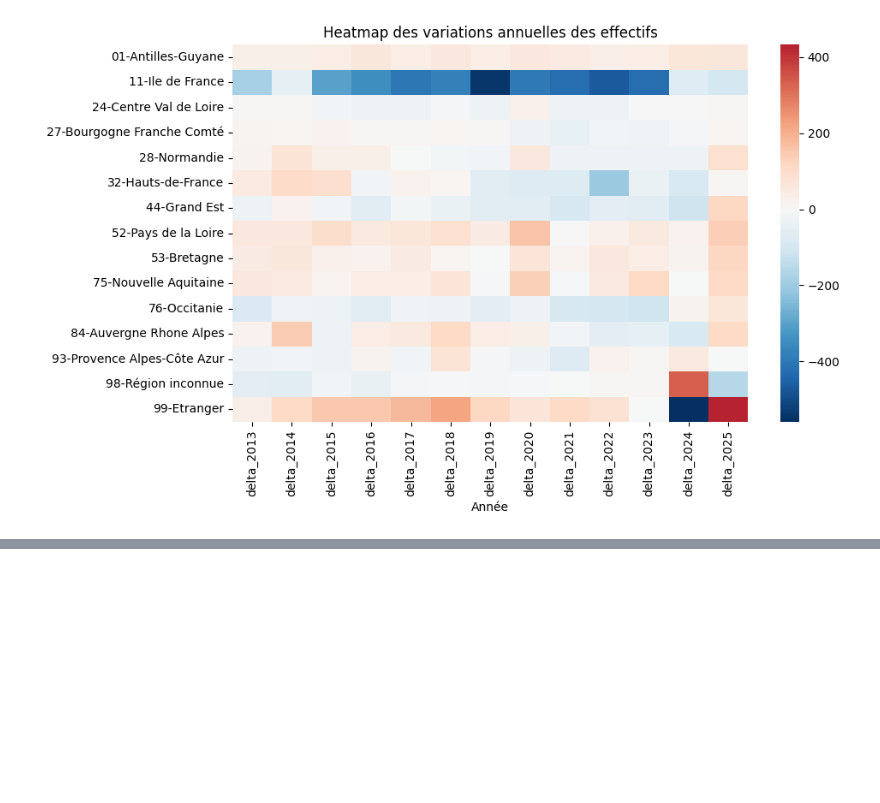
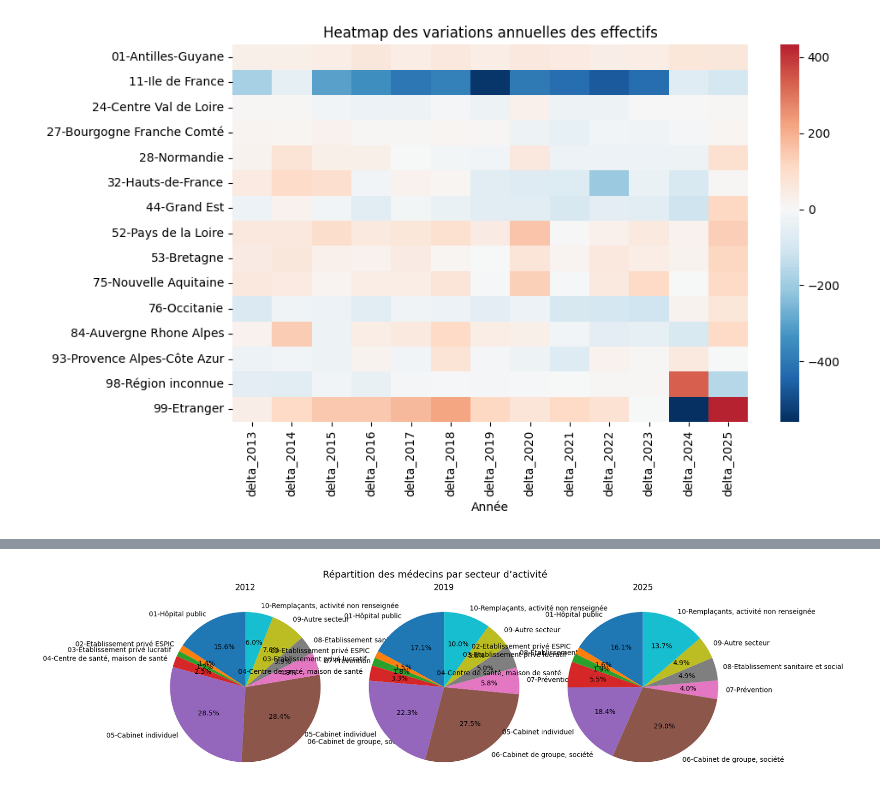
Before and after one commit to dfornier/Python-pour-la-data-science, a Jupyter notebook: StatDesc_2.ipynb, the cells around one changed output, grey strips where cells are left out. Saved outputs shown, nothing was run; the diff lists cells and outputs as text; code cells hidden in the pictures; blank space fills up the shorter version.

```diff
--- a/StatDesc_2.ipynb
+++ b/StatDesc_2.ipynb
@@ -342,0 +352,12 @@ df["delta_total"] = df["effectif_2025"] - df["effectif_2012"]
+# %%
+df_medecins_secteur = pd.read_excel("Bases de données/demographie_medecins.xlsx", sheet_name=6)
+df_medecins_secteur.head()
+
+df_medecins_secteur_réduit= df_medecins_secteur[(df_medecins_secteur['specialites_agregees'] == '1-Médecine générale')
+    & (df_medecins_secteur['region'] == '00-Ensemble')
+    & (df_medecins_secteur['departement'] == '000-Ensemble')
+    & (df_medecins_secteur['mode_exercice'] == '0-Ensemble')
+    & (df_medecins_secteur['territoire'] == '0-France entière')
+    & (df_medecins_secteur['specialites'] == '01-Médecine générale')
+    ]
+df_medecins_secteur_réduit.head()
@@ -342,0 +372,28 @@ df["delta_total"] = df["effectif_2025"] - df["effectif_2012"]
+# %%
+df_medecins_secteur_réduit = df_medecins_secteur_réduit[df_medecins_secteur_réduit["secteur_activite"] != "00-Ensemble"]
+
+def plot_pie_secteur(df, annee, ax):
+    df_annuel = df[['secteur_activite', f'activités_{annee}']]
+
+    labels = df_annuel['secteur_activite'].unique()
+    sizes = df_annuel[f'activités_{annee}'].unique()
+
+    ax.pie(
+        sizes,
+        labels=labels,
+        autopct='%1.1f%%',
+        startangle=90
+    )
+    ax.axis('equal')
+    ax.set_title(f"{annee}")
+
+fig, axes = plt.subplots(1, 3, figsize=(15, 5))
+
+for ax, annee in zip(axes, [2012, 2019, 2025]):
+    plot_pie_secteur(df_medecins_secteur_réduit, annee, ax)
+
+fig.suptitle("Répartition des médecins par secteur d’activité", fontsize=14)
+plt.tight_layout()
+plt.show()
+# %% [output]
+[figure, added]
```
Also changed, not shown: parts of 8 cells of this notebook.
